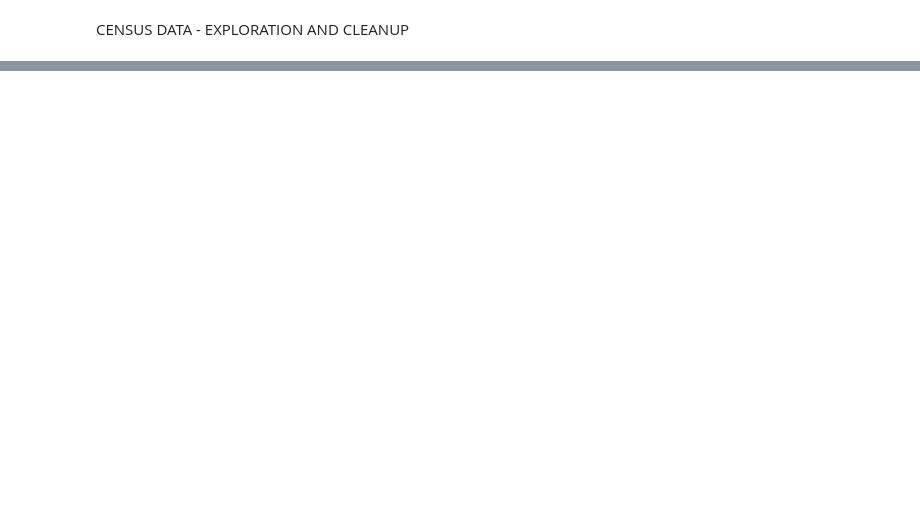
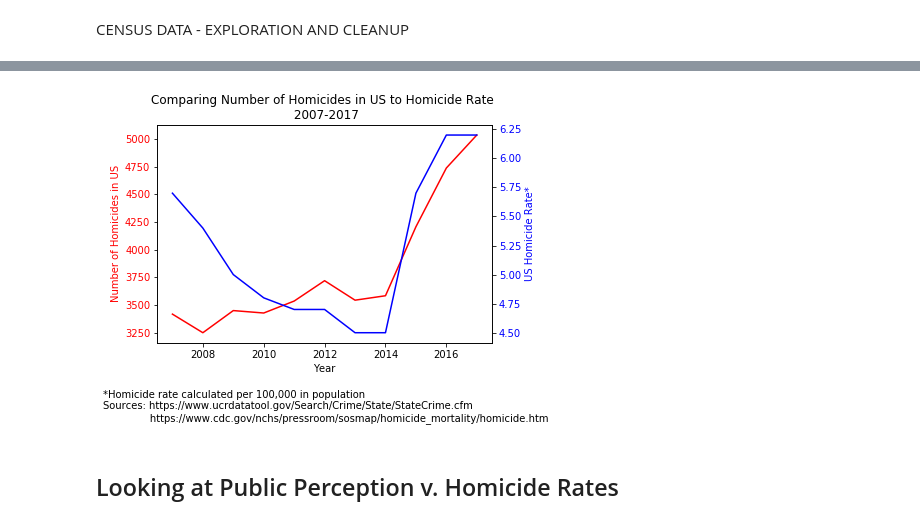
Before and after one commit to stace2775/07-Group_Project_1, a Jupyter notebook: GROUP_2_DATA_EXPLORATION_AND_CLEANUP.ipynb, the cells around one changed output, grey strips where cells are left out. Drawn from its saved outputs; the diff is of its cells as text; code cells hidden in the pictures; blank space fills up the shorter version.

```diff
--- a/GROUP_2_DATA_EXPLORATION_AND_CLEANUP.ipynb
+++ b/GROUP_2_DATA_EXPLORATION_AND_CLEANUP.ipynb
@@ -766,0 +796,14 @@ ses_mr_2017.head()
+# %%
+#Pulling in data about US Murder Rates to compare with counts
+#Rates pre 2015 from: https://www.ucrdatatool.gov/Search/Crime/State/StateCrime.cfm
+#Rates post 2014 from: https://www.cdc.gov/nchs/pressroom/sosmap/homicide_mortality/homicide.htm
+
+csv = "Resources/US_Murder_Rates.csv"
+national_rates = pd.read_csv(csv)
+national_rates = national_rates.loc[national_rates["Year"]!='\t\t']
+national_rates["Year"] = national_rates["Year"].astype(int)
+national_rates = national_rates.loc[national_rates["Year"]>=2007,:]
+national_rates = national_rates.sort_values(by='Year', ascending = False)
+national_rates
+
+counts_by_year["Murder Rate"] = national_rates["United States-Total"].values
@@ -766,0 +853,31 @@ ses_mr_2017.head()
+# %%
+year = counts_by_year['data_year']
+total_cts = counts_by_year['Total']
+rates = counts_by_year['Murder Rate']
+
+fig, ax1 = plt.subplots()
+
+ax1.plot(year, total_cts, color = 'red', label = 'Number of Homicides')
+ax1.set_ylabel('Number of Homicides in US', color = 'red')
+ax1.set_xlabel('Year')
+ax1.tick_params(axis='y', labelcolor='red')
+
+ax2=ax1.twinx()
+ax2.plot(year, rates, color = 'blue', label = 'Rate of Homicides')
+ax2.set_ylabel('US Homicide Rate*', color = 'blue')
+ax2.tick_params(axis='y', labelcolor='blue')
+
+
+plt.title("Comparing Number of Homicides in US to Homicide Rate \n 2007-2017")
+plt.figtext(0, -.15, '*Homicide rate calculated per 100,000 in population \n' \
+            'Sources: https://www.ucrdatatool.gov/Search/Crime/State/StateCrime.cfm \n'\
+            '               https://www.cdc.gov/nchs/pressroom/sosmap/homicide_mortality/homicide.htm', \
+            horizontalalignment='left')
+
+
+
+plt.savefig("Images/Counts_vs_Rate.png", bbox_inches='tight',pad_inches=1)
+# %% [output]
+[figure, added]
+# %% [markdown]
+## Looking at Public Perception v. Homicide Rates
```
Also changed, not shown: parts of 32 cells of this notebook, 13 other files.
